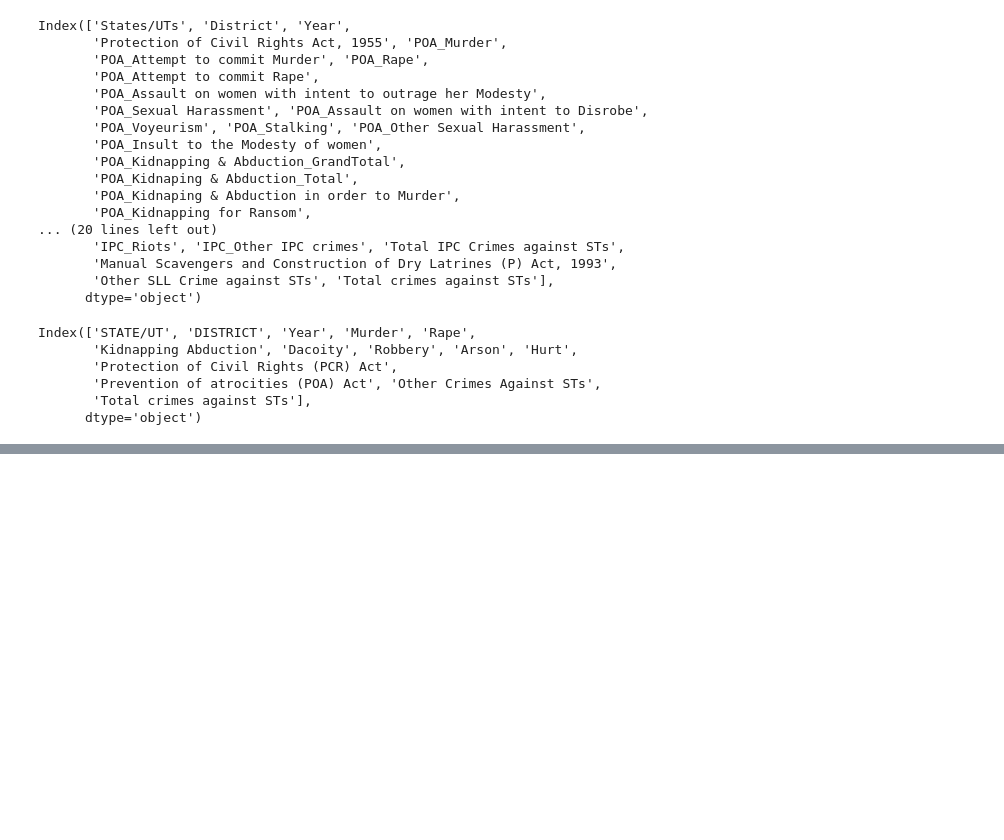
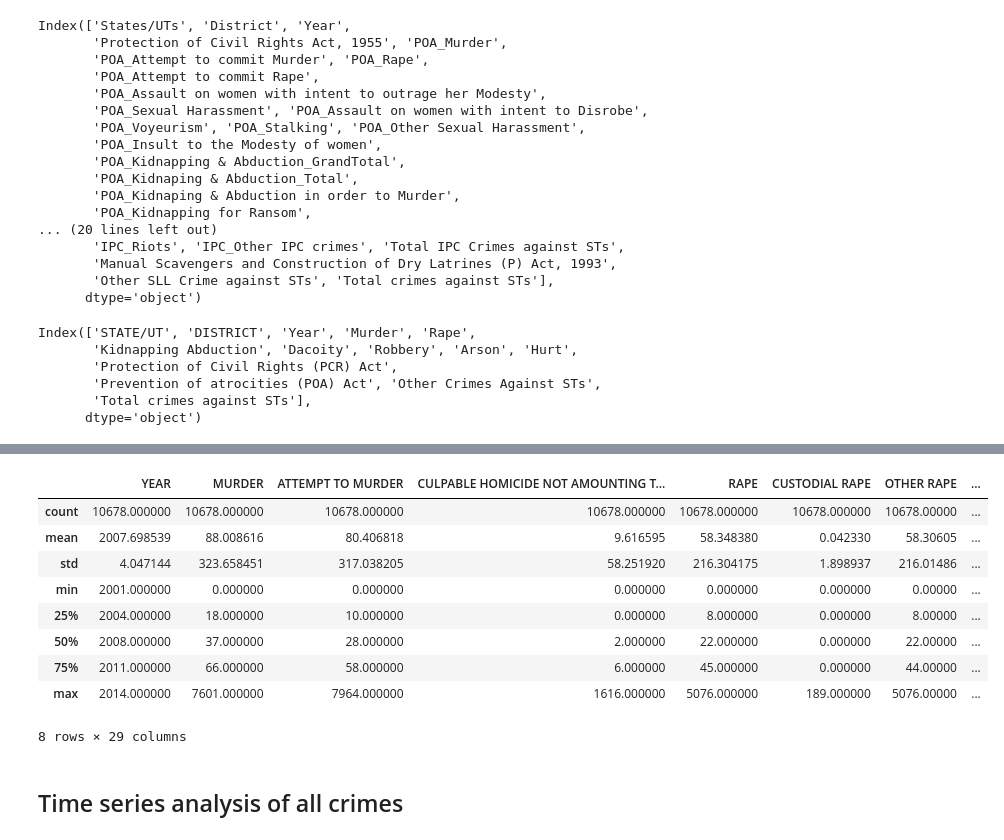
Before and after one commit to Somya617/crime_analytics, a Jupyter notebook: 1_district_wise_crime_commited_analysis.ipynb, the cells around one changed output, grey strips where cells are left out. Saved outputs shown, nothing was run; the diff lists cells and outputs as text; code cells hidden in the pictures; blank space fills up the shorter version.

```diff
--- a/1_district_wise_crime_commited_analysis.ipynb
+++ b/1_district_wise_crime_commited_analysis.ipynb
@@ -262,0 +282,15 @@ dis_w_cr_co_children_final = pd.concat([dis_w_cr_co_1_12_children, dis_w_cr_co_1
+# %%
+dis_w_cr_co_IPC.describe()
+# %% [output]
+|  | YEAR | MURDER | ATTEMPT TO MURDER | CULPABLE HOMICIDE NOT AMOUNTING T... | RAPE | CUSTODIAL RAPE | OTHER RAPE | ... |
+| count | 10678.000000 | 10678.000000 | 10678.000000 | 10678.000000 | 10678.000000 | 10678.000000 | 10678.00000 | ... |
+| mean | 2007.698539 | 88.008616 | 80.406818 | 9.616595 | 58.348380 | 0.042330 | 58.30605 | ... |
+| std | 4.047144 | 323.658451 | 317.038205 | 58.251920 | 216.304175 | 1.898937 | 216.01486 | ... |
+| min | 2001.000000 | 0.000000 | 0.000000 | 0.000000 | 0.000000 | 0.000000 | 0.00000 | ... |
+| 25% | 2004.000000 | 18.000000 | 10.000000 | 0.000000 | 8.000000 | 0.000000 | 8.00000 | ... |
+| 50% | 2008.000000 | 37.000000 | 28.000000 | 2.000000 | 22.000000 | 0.000000 | 22.00000 | ... |
+| 75% | 2011.000000 | 66.000000 | 58.000000 | 6.000000 | 45.000000 | 0.000000 | 44.00000 | ... |
+| max | 2014.000000 | 7601.000000 | 7964.000000 | 1616.000000 | 5076.000000 | 189.000000 | 5076.00000 | ... |
+8 rows × 29 columns
+# %% [markdown]
+## Time series analysis of all crimes
```
Also changed, not shown: parts of 24 cells of this notebook, 1 other file.
